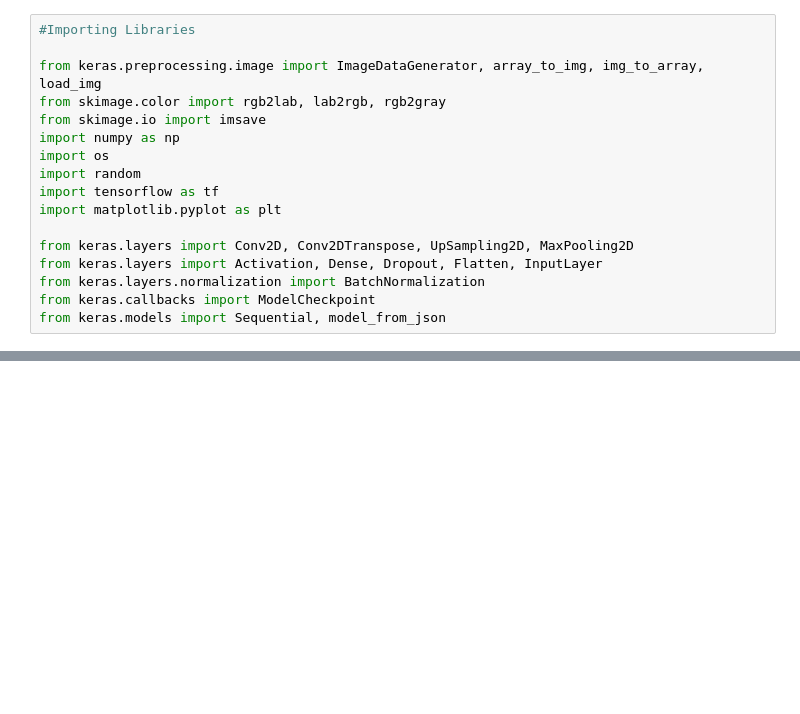
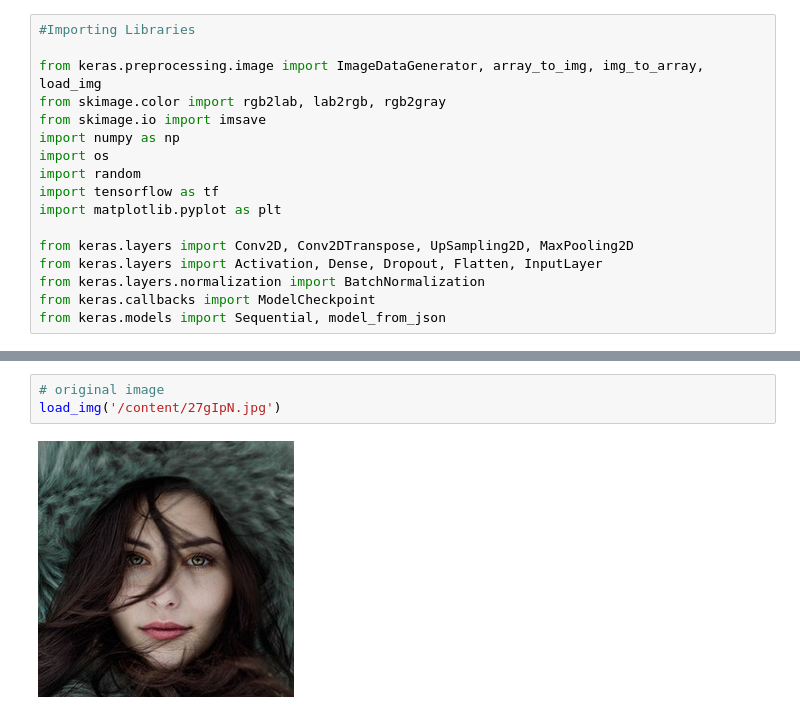
Before and after one commit to rubyruins/fast-colorization, a Jupyter notebook: Features.ipynb, the cells around one changed output, grey strips where cells are left out. Drawn from its saved outputs; the diff is of its cells as text; blank space fills up the shorter version.

```diff
--- a/Features.ipynb
+++ b/Features.ipynb
@@ -207,0 +29,5 @@ up_sampling2d_1 (1, 32, 32, 256)
+# %%
+# original image
+load_img('/content/27gIpN.jpg')
+# %% [output]
+[figure, added]
```
Also changed, not shown: parts of 15 cells of this notebook, 1 other file.
